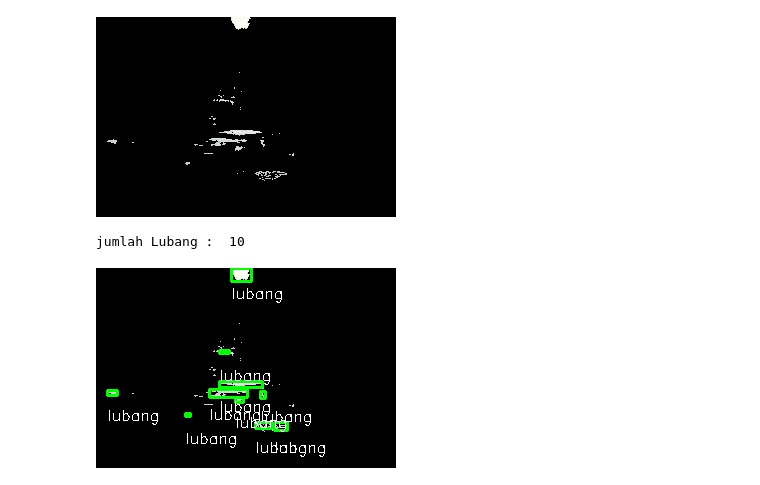
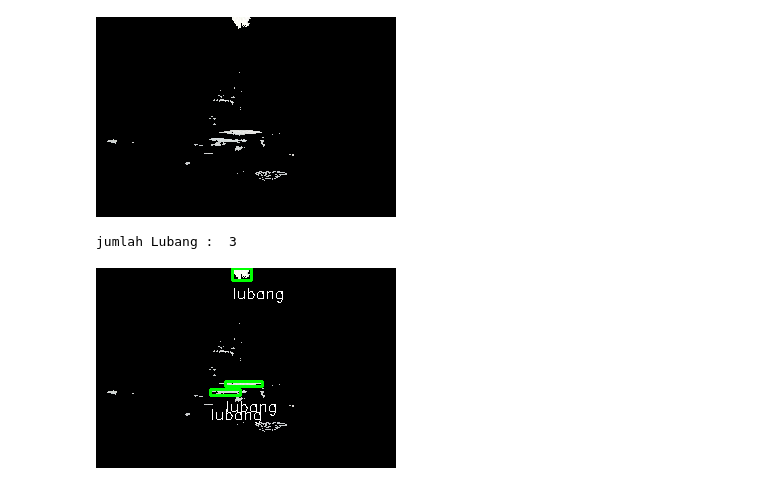
Before and after one commit to K2FA/PCVK_Genap_2021, a Jupyter notebook: ProjekAkhir.ipynb, the cells around one changed output. Drawn from its saved outputs; the diff is of its cells as text; code cells hidden in the pictures.

```diff
--- a/ProjekAkhir.ipynb
+++ b/ProjekAkhir.ipynb
@@ -27,11 +27,11 @@ def color_segmentation(image, lower_hsv, upper_hsv):
     return segmented_image
 
 # Baca gambar input
-image = cv.imread('/content/drive/MyDrive/PCVK/ProjekBesar/3.jpg')
+image = cv.imread('/content/drive/MyDrive/PCVK/ProjekBesar/1.jpg')
 
-# Tentukan batasan warna dalam mode HSV (segmen warna hijau)
+# Tentukan batasan warna dalam mode HSV (segmen warna putih)
 lower_hsv = np.array([0, 0, 200])  # Ubah nilai sesuai kebutuhan
-upper_hsv = np.array([180, 30, 255])  # Ubah nilai sesuai kebutuhan
+upper_hsv = np.array([180,10, 255])  # Ubah nilai sesuai kebutuhan
 
 # Lakukan segmentasi warna
 segmented_image = color_segmentation(image, lower_hsv, upper_hsv)
@@ -52,7 +52,7 @@ kotak = 0;
 def blob_analysis(image):
     # Konversi gambar ke citra biner
     gray_image = cv.cvtColor(image, cv.COLOR_BGR2GRAY)
-    _, binary_image = cv.threshold(gray_image, 30, 255, cv.THRESH_BINARY)
+    _, binary_image = cv.threshold(gray_image, 210, 255, cv.THRESH_BINARY)
 
     # Temukan kontur pada citra biner
     contours, _ = cv.findContours(binary_image, cv.RETR_EXTERNAL, cv.CHAIN_APPROX_SIMPLE)
@@ -65,32 +65,33 @@ def blob_analysis(image):
         area = cv.contourArea(contour)
         if area > 5:  # Ubah nilai ambang sesuai kebutuhan
             x, y, w, h = cv.boundingRect(contour)
             hole = {
                 'x': x,
                 'y': y,
                 'width': w,
                 'height': h,
                 'area': area
             }
             holes.append(hole)
 
     # Gambar kotak bounding box untuk setiap lubang
     blob_image = image.copy()
     for hole in holes:
         global kotak
         label = "lubang"
         x, y, w, h = hole['x'], hole['y'], hole['width'], hole['height']
         cv.rectangle(blob_image, (x, y), (x + w, y + h), (0, 255, 0), 2)
         cv.putText(blob_image, label, (x,y+30),cv.FONT_HERSHEY_SIMPLEX ,0.5, (255,255,255),  1)
         if label == "lubang":
           kotak+=1;
 
     return blob_image
 
 # Lakukan blob analysis untuk mendeteksi lubang
 result_image = blob_analysis(segmented_image)
 print("jumlah Lubang : ", kotak)
 cv2_imshow( result_image)
+del kotak
 # %% [output]
-jumlah Lubang :  10
+jumlah Lubang :  3
-[figure, old version]
+[figure, new version]
```
Also changed, not shown: parts of 10 cells of this notebook.
